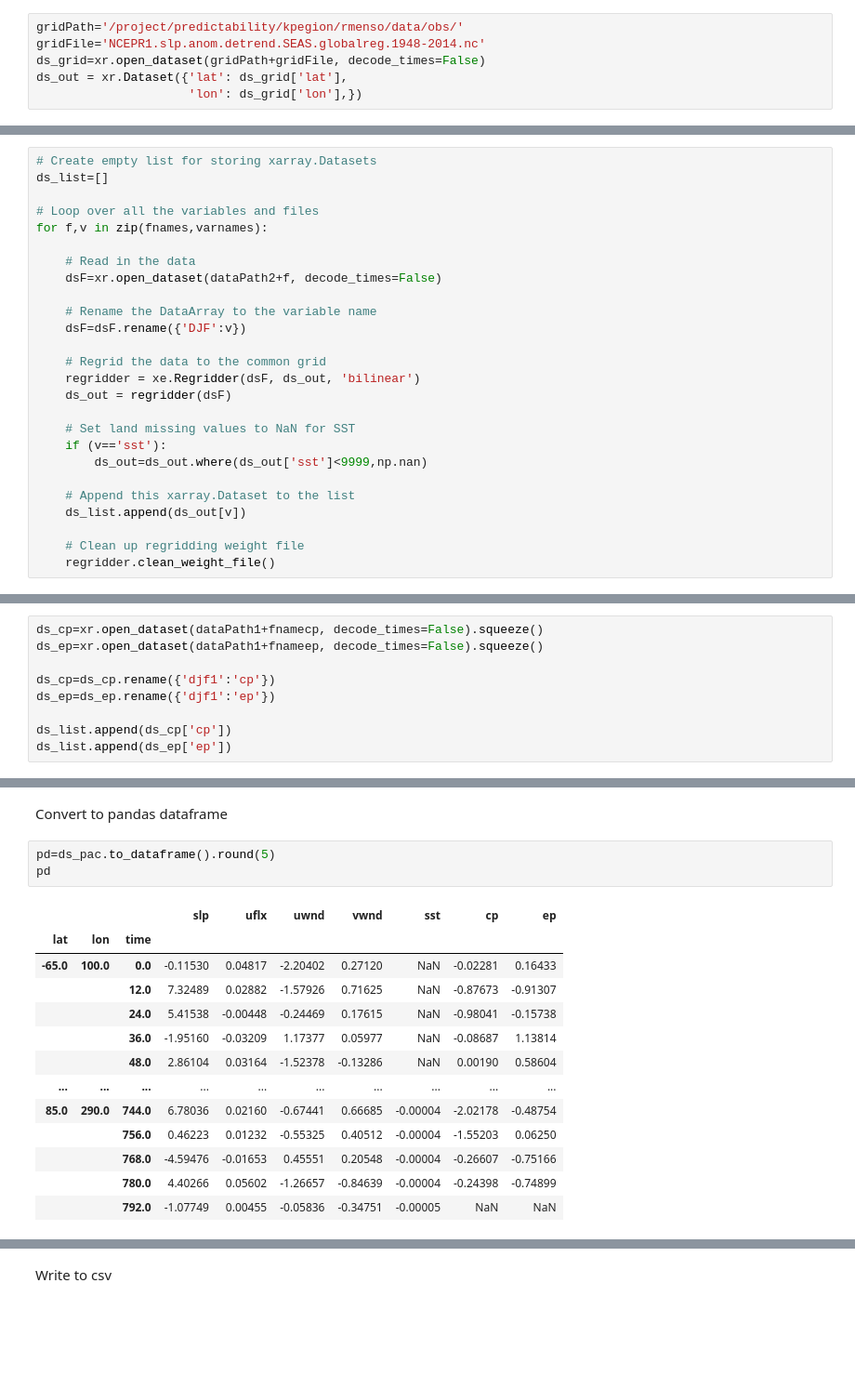
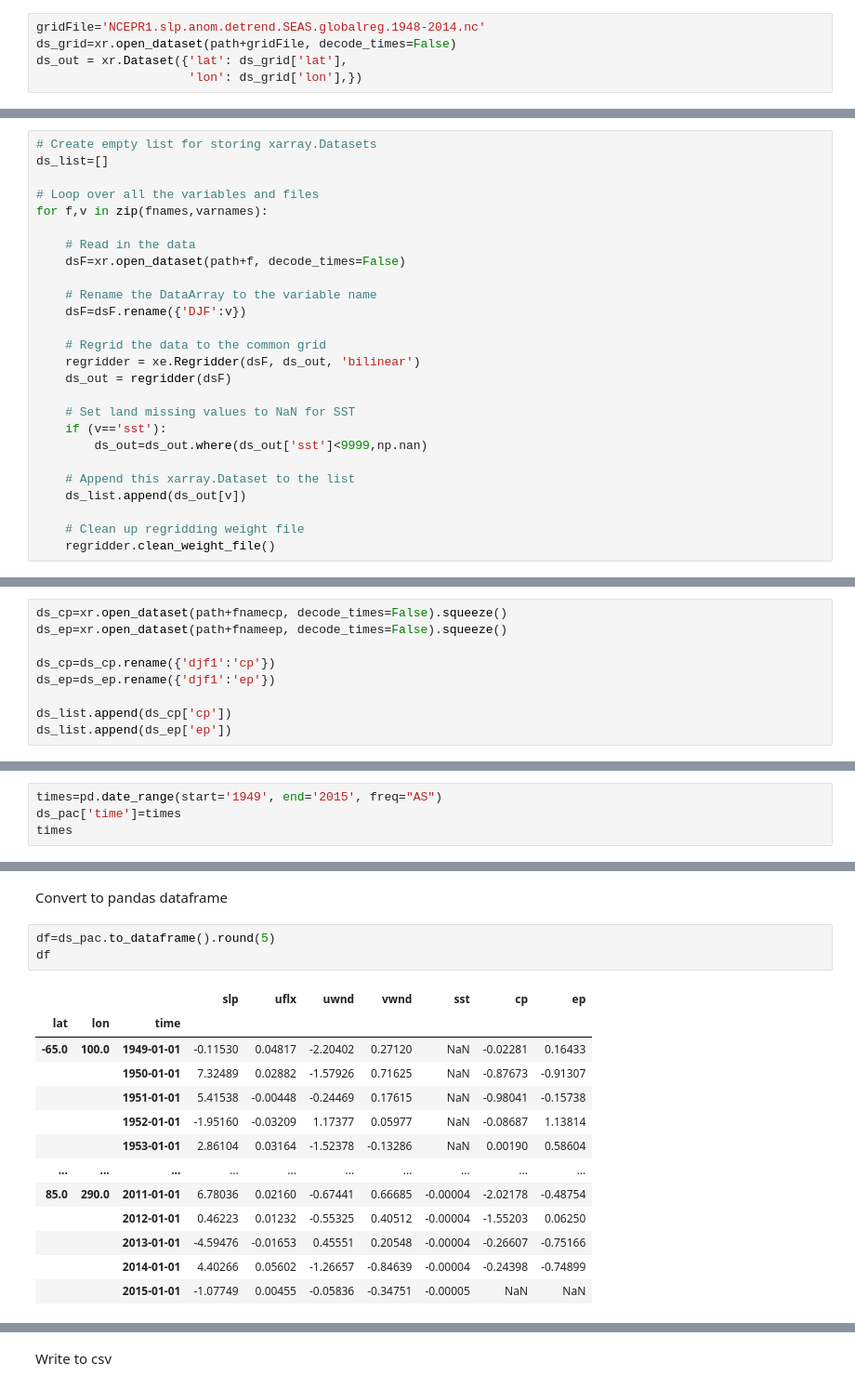
Before and after one commit to kpegion/ML_ENSOET_Obs, a Jupyter notebook: pacepcptodataframe.ipynb, the cells around one changed output, grey strips where cells are left out. Shown at 93% size. Drawn from its saved outputs; the diff is of its cells as text; blank space fills up the shorter version.

Commit message:
add data; update notebook

```diff
--- a/pacepcptodataframe.ipynb
+++ b/pacepcptodataframe.ipynb
@@ -48,9 +52,8 @@ import matplotlib.pyplot as plt
 # %% [markdown]
 Read in the file that has the common grid we will interpolate other fields to
 # %%
-gridPath='/project/predictability/kpegion/rmenso/data/obs/'
 gridFile='NCEPR1.slp.anom.detrend.SEAS.globalreg.1948-2014.nc'
-ds_grid=xr.open_dataset(gridPath+gridFile, decode_times=False)
+ds_grid=xr.open_dataset(path+gridFile, decode_times=False)
 ds_out = xr.Dataset({'lat': ds_grid['lat'],
                      'lon': ds_grid['lon'],})
 # %% [markdown]
@@ -76,7 +78,7 @@ ds_list=[]
 for f,v in zip(fnames,varnames):
 
     # Read in the data
-    dsF=xr.open_dataset(dataPath2+f, decode_times=False)
+    dsF=xr.open_dataset(path+f, decode_times=False)
 
     # Rename the DataArray to the variable name
     dsF=dsF.rename({'DJF':v})
@@ -119,8 +120,8 @@ fnameep='ep.pc.ERSST.SEAS.nc'
 # %% [markdown]
 Read in the predictands and append to the xarray.Dataset list
 # %%
-ds_cp=xr.open_dataset(dataPath1+fnamecp, decode_times=False).squeeze()
-ds_ep=xr.open_dataset(dataPath1+fnameep, decode_times=False).squeeze()
+ds_cp=xr.open_dataset(path+fnamecp, decode_times=False).squeeze()
+ds_ep=xr.open_dataset(path+fnameep, decode_times=False).squeeze()
 
 ds_cp=ds_cp.rename({'djf1':'cp'})
 ds_ep=ds_ep.rename({'djf1':'ep'})
@@ -177,0 +181,4 @@ plt.colorbar()
+# %%
+times=pd.date_range(start='1949', end='2015', freq="AS")
+ds_pac['time']=times
+times
@@ -178,22 +204,22 @@ plt.colorbar()
 # %% [markdown]
 Convert to pandas dataframe
 # %%
-pd=ds_pac.to_dataframe().round(5)
-pd
+df=ds_pac.to_dataframe().round(5)
+df
 # %% [output]
 |  |  |  | slp | uflx | uwnd | vwnd | sst | cp | ep |
 | lat | lon | time |  |  |  |  |  |  |  |
-| -65.0 | 100.0 | 0.0 | -0.11530 | 0.04817 | -2.20402 | 0.27120 | NaN | -0.02281 | 0.16433 |
-|  |  | 12.0 | 7.32489 | 0.02882 | -1.57926 | 0.71625 | NaN | -0.87673 | -0.91307 |
-|  |  | 24.0 | 5.41538 | -0.00448 | -0.24469 | 0.17615 | NaN | -0.98041 | -0.15738 |
-|  |  | 36.0 | -1.95160 | -0.03209 | 1.17377 | 0.05977 | NaN | -0.08687 | 1.13814 |
-|  |  | 48.0 | 2.86104 | 0.03164 | -1.52378 | -0.13286 | NaN | 0.00190 | 0.58604 |
+| -65.0 | 100.0 | 1949-01-01 | -0.11530 | 0.04817 | -2.20402 | 0.27120 | NaN | -0.02281 | 0.16433 |
+|  |  | 1950-01-01 | 7.32489 | 0.02882 | -1.57926 | 0.71625 | NaN | -0.87673 | -0.91307 |
+|  |  | 1951-01-01 | 5.41538 | -0.00448 | -0.24469 | 0.17615 | NaN | -0.98041 | -0.15738 |
+|  |  | 1952-01-01 | -1.95160 | -0.03209 | 1.17377 | 0.05977 | NaN | -0.08687 | 1.13814 |
+|  |  | 1953-01-01 | 2.86104 | 0.03164 | -1.52378 | -0.13286 | NaN | 0.00190 | 0.58604 |
 | ... | ... | ... | ... | ... | ... | ... | ... | ... | ... |
-| 85.0 | 290.0 | 744.0 | 6.78036 | 0.02160 | -0.67441 | 0.66685 | -0.00004 | -2.02178 | -0.48754 |
-|  |  | 756.0 | 0.46223 | 0.01232 | -0.55325 | 0.40512 | -0.00004 | -1.55203 | 0.06250 |
-|  |  | 768.0 | -4.59476 | -0.01653 | 0.45551 | 0.20548 | -0.00004 | -0.26607 | -0.75166 |
-|  |  | 780.0 | 4.40266 | 0.05602 | -1.26657 | -0.84639 | -0.00004 | -0.24398 | -0.74899 |
-|  |  | 792.0 | -1.07749 | 0.00455 | -0.05836 | -0.34751 | -0.00005 | NaN | NaN |
+| 85.0 | 290.0 | 2011-01-01 | 6.78036 | 0.02160 | -0.67441 | 0.66685 | -0.00004 | -2.02178 | -0.48754 |
+|  |  | 2012-01-01 | 0.46223 | 0.01232 | -0.55325 | 0.40512 | -0.00004 | -1.55203 | 0.06250 |
+|  |  | 2013-01-01 | -4.59476 | -0.01653 | 0.45551 | 0.20548 | -0.00004 | -0.26607 | -0.75166 |
+|  |  | 2014-01-01 | 4.40266 | 0.05602 | -1.26657 | -0.84639 | -0.00004 | -0.24398 | -0.74899 |
+|  |  | 2015-01-01 | -1.07749 | 0.00455 | -0.05836 | -0.34751 | -0.00005 | NaN | NaN |
 314699 rows × 7 columns
 # %% [markdown]
 Write to csv
```
Also changed, not shown: parts of 10 cells of this notebook, 1 other file.
